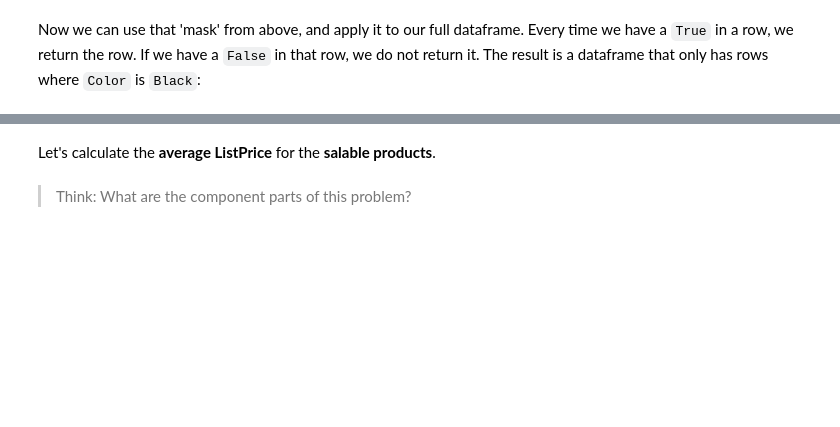
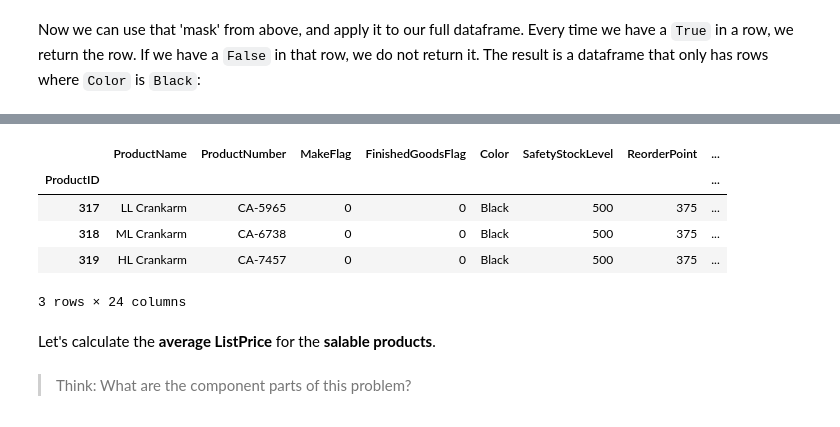
Before and after one commit to ersingt/coursework, a Jupyter notebook: 02-Week/01-pandas/01-pandas-intro-Adi-InClass.ipynb, the cells around one changed output, grey strips where cells are left out. Drawn from its saved outputs; the diff is of its cells as text; code cells hidden in the pictures; blank space fills up the shorter version.

```diff
--- a/02-Week/01-pandas/01-pandas-intro-Adi-InClass.ipynb
+++ b/02-Week/01-pandas/01-pandas-intro-Adi-InClass.ipynb
@@ -462,3 +588,14 @@ Now we can use that 'mask' from above, and apply it to our full dataframe. Every
+# %%
+# We can assign the mask to a variable and pass as a filter
+mask = prod['Color'] == 'Black'
+prod[mask].head(3)
+# %% [output]
+|  | ProductName | ProductNumber | MakeFlag | FinishedGoodsFlag | Color | SafetyStockLevel | ReorderPoint | ... |
+| ProductID |  |  |  |  |  |  |  | ... |
+| 317 | LL Crankarm | CA-5965 | 0 | 0 | Black | 500 | 375 | ... |
+| 318 | ML Crankarm | CA-6738 | 0 | 0 | Black | 500 | 375 | ... |
+| 319 | HL Crankarm | CA-7457 | 0 | 0 | Black | 500 | 375 | ... |
+3 rows × 24 columns
 # %% [markdown]
 Let's calculate the **average ListPrice** for the **salable products**.
 # %% [markdown]
```
Also changed, not shown: parts of 22 cells of this notebook.
